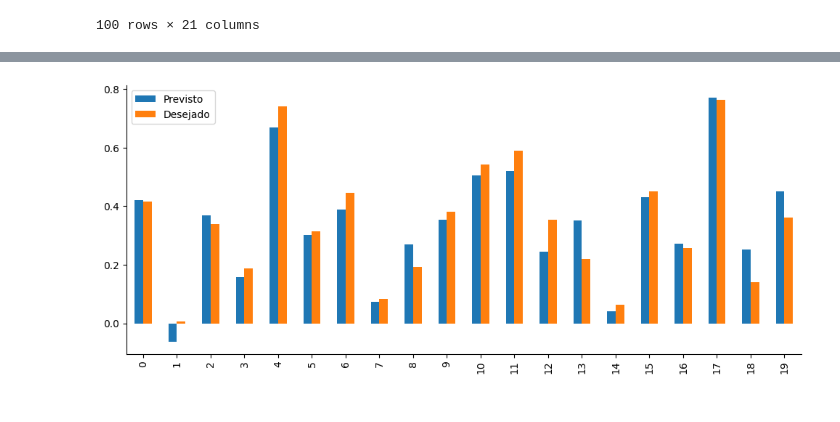
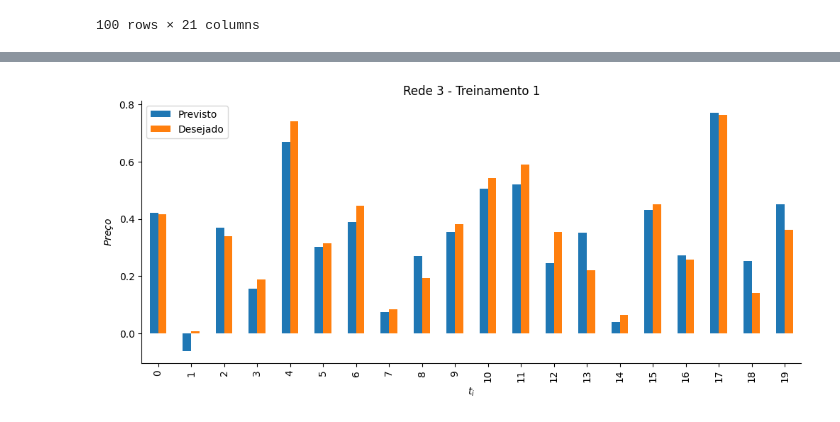
Before and after one commit to guipradow/TDNN_price, a Jupyter notebook: notebook/merchandise_price.ipynb, the cells around one changed output, grey strips where cells are left out. Drawn from its saved outputs; the diff is of its cells as text; code cells hidden in the pictures.

Commit message:
best solutions plots

```diff
--- a/notebook/merchandise_price.ipynb
+++ b/notebook/merchandise_price.ipynb
@@ -398,7 +399,10 @@ Name: f(t), dtype: float64
 # %%
 df_new[['T1R3', 'f(t)']].plot(kind='bar', figsize=(12, 4.8))
 plt.legend(['Previsto', 'Desejado'])
 sns.despine()
+plt.xlabel(rf'$t_i$')
+plt.ylabel(rf'$Preço$')
+plt.title('Rede 3 - Treinamento 1')
 plt.show()
 # %% [output]
-[figure, old version]
+[figure, new version]
```
Also changed, not shown: parts of 3 cells of this notebook.
